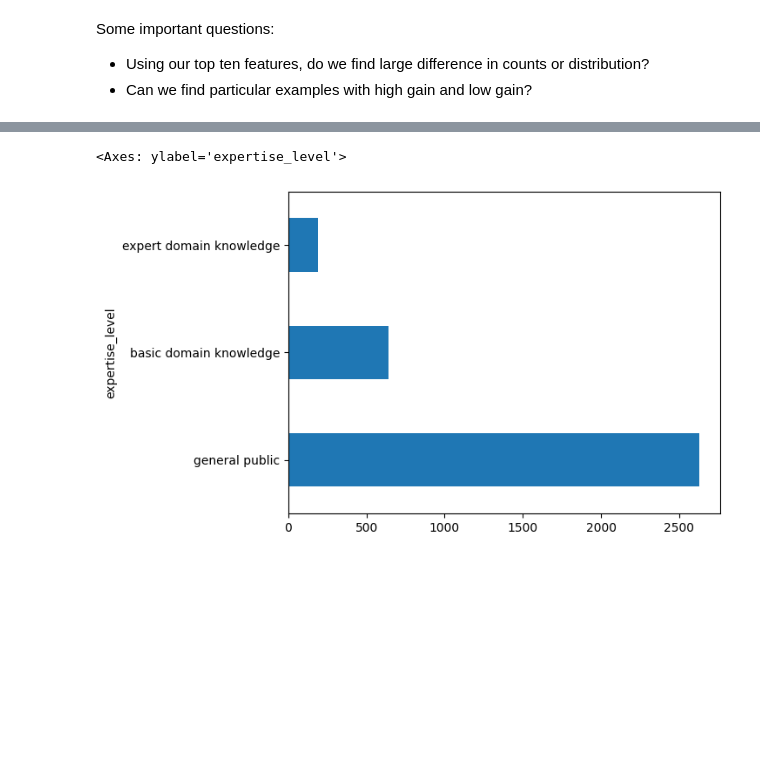
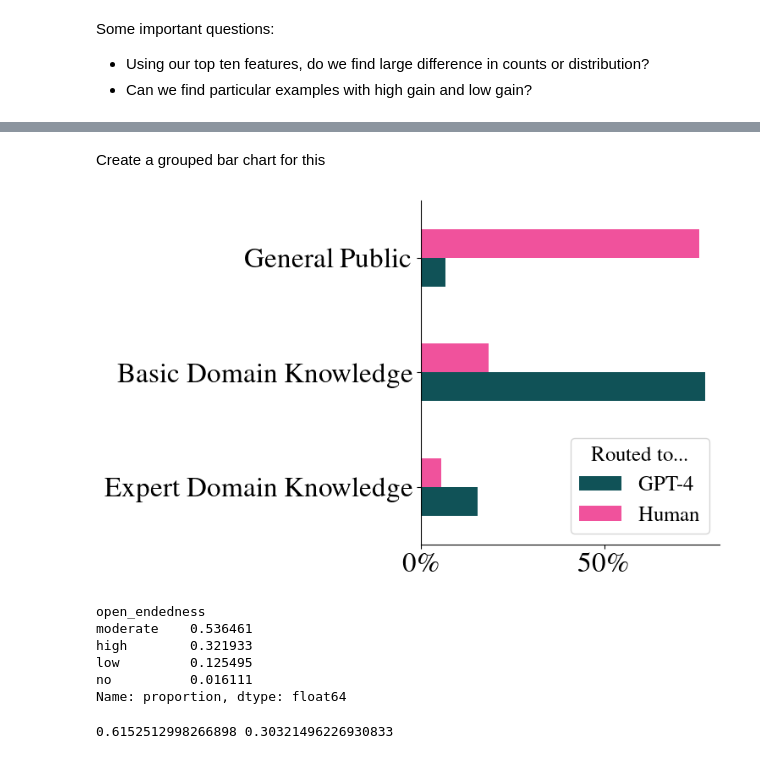
Before and after one commit to allenai/hybrid-preferences, a Jupyter notebook: notebooks/2024-10-01-hs2-analysis/2024-10-01-hs2-analysis.ipynb, the cells around one changed output, grey strips where cells are left out. Saved outputs shown, nothing was run; the diff lists cells and outputs as text; code cells hidden in the pictures; blank space fills up the shorter version.

```diff
--- a/notebooks/2024-10-01-hs2-analysis/2024-10-01-hs2-analysis.ipynb
+++ b/notebooks/2024-10-01-hs2-analysis/2024-10-01-hs2-analysis.ipynb
@@ -155,5 +135,61 @@ hs2_gpt4.expertise_level.value_counts()[
-# %%
-hs2_hums.expertise_level.value_counts().plot.barh()
-# %% [output]
-<Axes: ylabel='expertise_level'>
-[figure, removed]
+# %% [markdown]
+Create a grouped bar chart for this
+# %%
+hs2_gpt4_elevel = hs2_gpt4.expertise_level.value_counts(normalize=True)[
+    ["expert domain knowledge", "general public", "basic domain knowledge"]
+].reset_index()
+hs2_gpt4_elevel["routed_to"] = "gpt4"
+hs2_hums_elevel = hs2_hums.expertise_level.value_counts(normalize=True).reset_index()
+hs2_hums_elevel["routed_to"] = "human"
+hs2_elevel = pd.concat([hs2_gpt4_elevel, hs2_hums_elevel]).reset_index(drop=True)
+hs2_elevel["percentage"] = hs2_elevel["proportion"] * 100
+hs2_elevel = hs2_elevel.replace({"gpt4": "GPT-4", "human": "Human"})
+
+order = ["general public", "basic domain knowledge", "expert domain knowledge"]
+pivot_df = hs2_elevel.pivot(
+    index="expertise_level",
+    columns="routed_to",
+    values="percentage",
+)
+pivot_df = pivot_df.reindex(order)
+pivot_df.index = [o.title() for o in order]
+
+# Plotting the grouped bar chart
+fig, ax = plt.subplots(1, 1, figsize=(8, 5))
+pivot_df[::-1].plot(kind="barh", ax=ax, color=[COLORS.get("teal"), COLORS.get("pink")])
+
+ax.spines["right"].set_visible(False)
+ax.spines["top"].set_visible(False)
+
+# Adding labels and title
+ax.set_ylabel("")
+ax.xaxis.set_major_formatter(mtick.PercentFormatter())
+ax.legend(loc="lower right", frameon=True, title="Routed to...")
+
+plt.tight_layout()
+# %% [output]
+[figure, added]
+# %%
+hs2_gpt4.open_endedness.value_counts(normalize=True)
+# %% [output]
+open_endedness
+moderate    0.536461
+high        0.321933
+low         0.125495
+no          0.016111
+Name: proportion, dtype: float64
+# %%
+from sklearn.metrics import cohen_kappa_score
+
+human_annotations = hs2_hums["pref_human"].to_list()
+gpt4_annotations = hs2_hums["pref_gpt4"].to_list()
+
+
+pct_agreement = len(hs2_hums[hs2_hums["pref_human"] == hs2_hums["pref_gpt4"]]) / len(
+    hs2_hums
+)
+score = cohen_kappa_score(human_annotations, gpt4_annotations)
+
+print(pct_agreement, score)
+# %% [output]
+0.6152512998266898 0.30321496226930833
```
Also changed, not shown: parts of 38 cells of this notebook, 1 other file.
